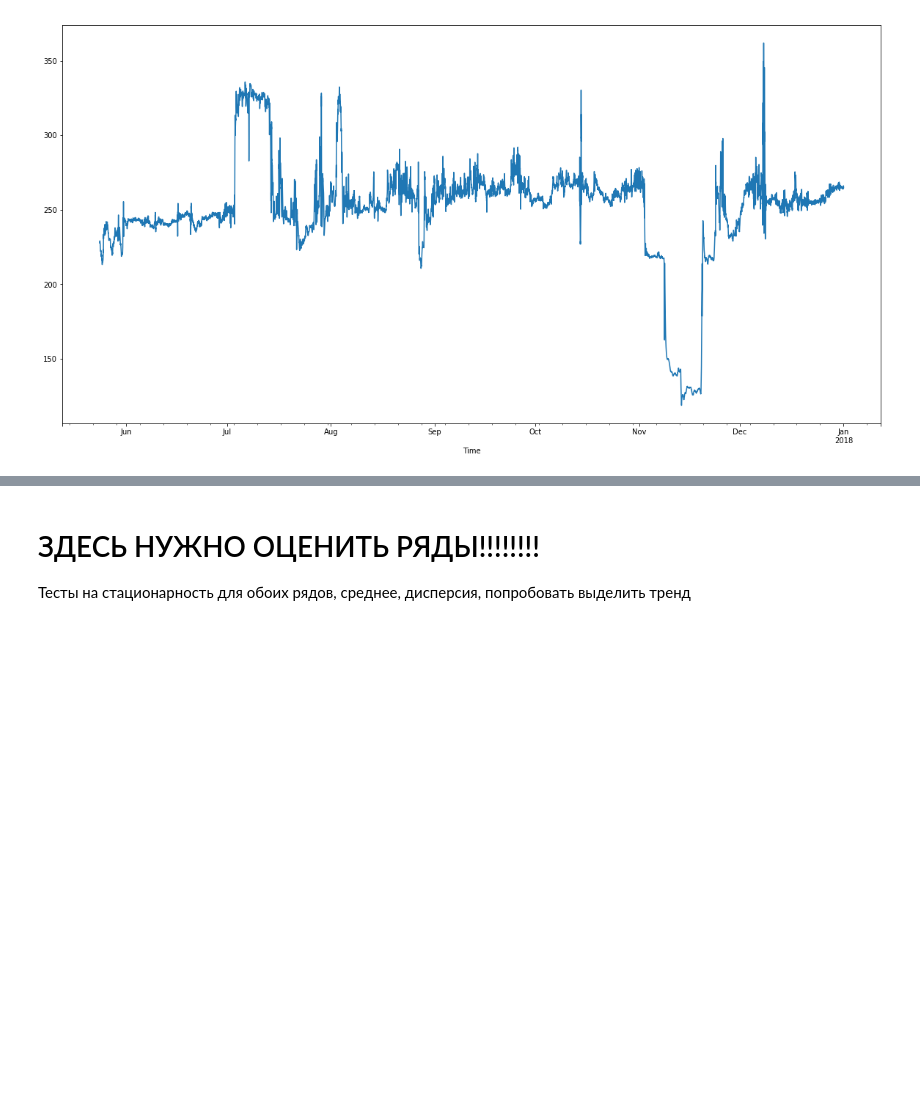
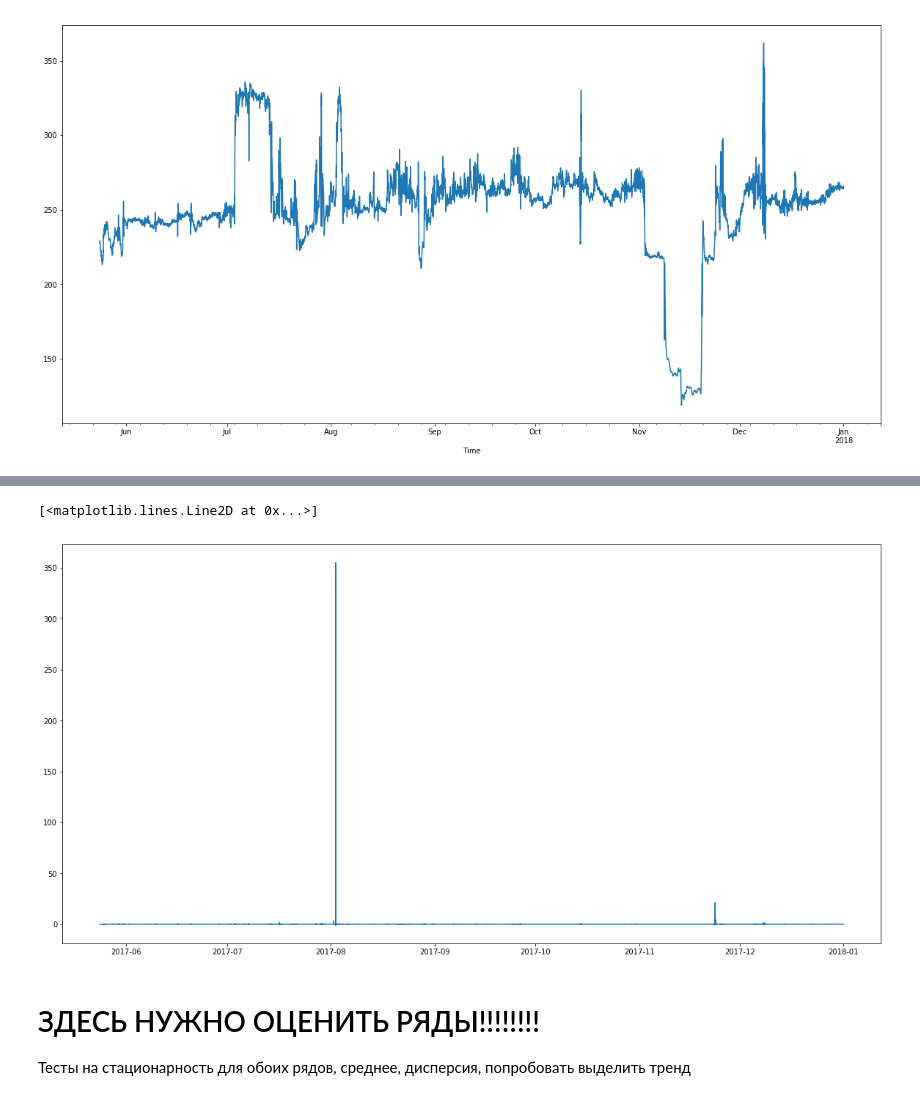
Before and after one commit to le-zenith/gazpromneft, a Jupyter notebook: task.ipynb, the cells around one changed output, grey strips where cells are left out. Cells and saved outputs as stored; diff of their text form; code cells hidden in the pictures; blank space fills up the shorter version.

```diff
--- a/task.ipynb
+++ b/task.ipynb
@@ -89,3 +95,9 @@ T.plot(figsize = (20, 10))
+# %%
+plt.figure(figsize=(20, 10))
+plt.plot(S.pct_change(), )
+# %% [output]
+[<matplotlib.lines.Line2D at 0x...>]
+[figure, added]
 # %% [markdown]
 # ЗДЕСЬ НУЖНО ОЦЕНИТЬ РЯДЫ!!!!!!!!
 
```
Also changed, not shown: parts of 40 cells of this notebook.
